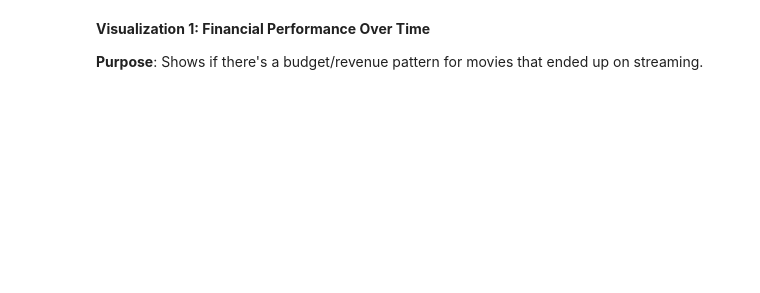
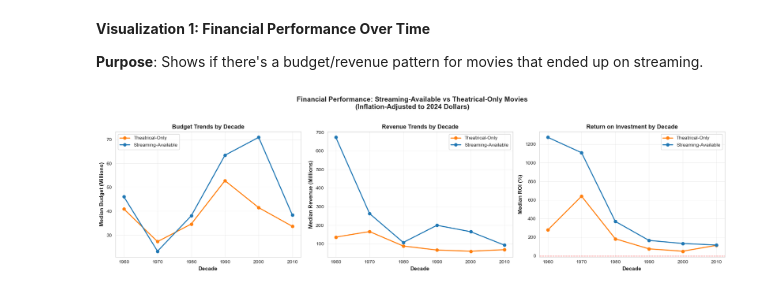
Before and after one commit to kellewic/data-analyst-nanodegree-projects, a Jupyter notebook: project2/data_wrangling_project_starter.ipynb, the cells around one changed output. Drawn from its saved outputs; the diff is of its cells as text; code cells hidden in the pictures; blank space fills up the shorter version.

Commit message:
Visualize cleaned data to answer the research question and provide analysis around the vizualizations along with reflections on what else we could derive from this data if we had more time.

```diff
--- a/project2/data_wrangling_project_starter.ipynb
+++ b/project2/data_wrangling_project_starter.ipynb
@@ -2187,0 +2227,86 @@ Going back to the problem statement in step 1, use the cleaned data to answer th
+# %%
+# Create decade column for grouping
+merged_xmdb_df['decade'] = (merged_xmdb_df['release_year'] // 10) * 10
+
+# Filter to movies with complete financial data
+financial_df = merged_xmdb_df[
+    merged_xmdb_df['budget_adj_2024'].notna() &
+    merged_xmdb_df['revenue_adj_2024'].notna()
+].copy()
+
+# Group by decade and streaming availability
+decade_comparison = financial_df.groupby(['decade', 'on_streaming']).agg({
+    'budget_adj_2024': 'median',
+    'revenue_adj_2024': 'median',
+    'roi': 'median'
+}).reset_index()
+
+# Create figure with 3 subplots
+fig, axes = plt.subplots(1, 3, figsize=(18, 5))
+fig.suptitle('Financial Performance: Streaming-Available vs Theatrical-Only Movies\n(Inflation-Adjusted to 2024 Dollars)',
+             fontsize=14, fontweight='bold', y=1.02)
+
+# Plot 1: Budget over time
+for streaming in [False, True]:
+    data = decade_comparison[decade_comparison['on_streaming'] == streaming]
+    label = 'Streaming-Available' if streaming else 'Theatrical-Only'
+    color = '#1f77b4' if streaming else '#ff7f0e'
+
+    axes[0].plot(data['decade'], data['budget_adj_2024'] / 1e6, marker='o', linewidth=2, label=label, color=color)
+
+axes[0].set_xlabel('Decade', fontsize=11, fontweight='bold')
+axes[0].set_ylabel('Median Budget (Millions)', fontsize=11, fontweight='bold')
+axes[0].set_title('Budget Trends by Decade', fontsize=12, fontweight='bold')
+axes[0].legend()
+axes[0].grid(True, alpha=0.3)
+axes[0].set_xticks(decade_comparison['decade'].unique())
+
+# Plot 2: Revenue over time
+for streaming in [False, True]:
+    data = decade_comparison[decade_comparison['on_streaming'] == streaming]
+    label = 'Streaming-Available' if streaming else 'Theatrical-Only'
+    color = '#1f77b4' if streaming else '#ff7f0e'
+
+    axes[1].plot(data['decade'], data['revenue_adj_2024'] / 1e6, marker='o', linewidth=2, label=label, color=color)
+
+axes[1].set_xlabel('Decade', fontsize=11, fontweight='bold')
+axes[1].set_ylabel('Median Revenue (Millions)', fontsize=11, fontweight='bold')
+axes[1].set_title('Revenue Trends by Decade', fontsize=12, fontweight='bold')
+axes[1].legend()
+axes[1].grid(True, alpha=0.3)
+axes[1].set_xticks(decade_comparison['decade'].unique())
+
+# Plot 3: ROI over time
+for streaming in [False, True]:
+    data = decade_comparison[decade_comparison['on_streaming'] == streaming]
+    label = 'Streaming-Available' if streaming else 'Theatrical-Only'
+    color = '#1f77b4' if streaming else '#ff7f0e'
+
+    axes[2].plot(data['decade'], data['roi'], marker='o', linewidth=2, label=label, color=color)
+
+axes[2].set_xlabel('Decade', fontsize=11, fontweight='bold')
+axes[2].set_ylabel('Median ROI (%)', fontsize=11, fontweight='bold')
+axes[2].set_title('Return on Investment by Decade', fontsize=12, fontweight='bold')
+axes[2].legend()
+axes[2].grid(True, alpha=0.3)
+axes[2].set_xticks(decade_comparison['decade'].unique())
+axes[2].axhline(y=0, color='red', linestyle='--', alpha=0.5, linewidth=1)
+
+plt.tight_layout()
+plt.show()
+
+# Print summary statistics
+print("\n" + "="*70)
+print("FINANCIAL PERFORMANCE COMPARISON")
+print("="*70)
+print(f"\nStreaming-Available Movies (n={financial_df['on_streaming'].sum():,}):")
+print(f"  Median Budget:  ${financial_df[financial_df['on_streaming']]['budget_adj_2024'].median()/1e6:.1f}M")
+print(f"  Median Revenue: ${financial_df[financial_df['on_streaming']]['revenue_adj_2024'].median()/1e6:.1f}M")
+print(f"  Median ROI:     {financial_df[financial_df['on_streaming']]['roi'].median():.1f}%")
+
+print(f"\nTheater-Only Movies (n={(~financial_df['on_streaming']).sum():,}):")
+print(f"  Median Budget:  ${financial_df[~financial_df['on_streaming']]['budget_adj_2024'].median()/1e6:.1f}M")
+print(f"  Median Revenue: ${financial_df[~financial_df['on_streaming']]['revenue_adj_2024'].median()/1e6:.1f}M")
+print(f"  Median ROI:     {financial_df[~financial_df['on_streaming']]['roi'].median():.1f}%")
+# %% [output]
+[figure, added]
```
Also changed, not shown: parts of 17 cells of this notebook, 2 other files.
